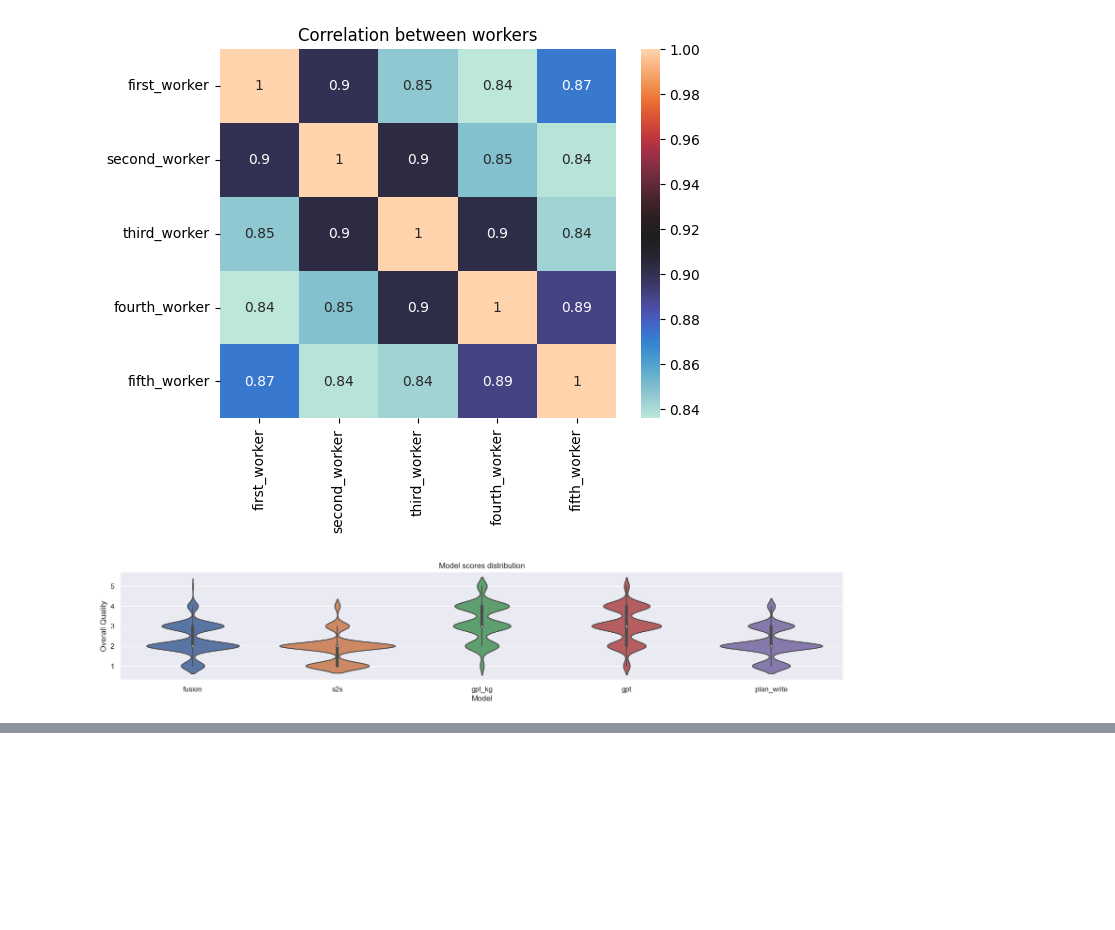
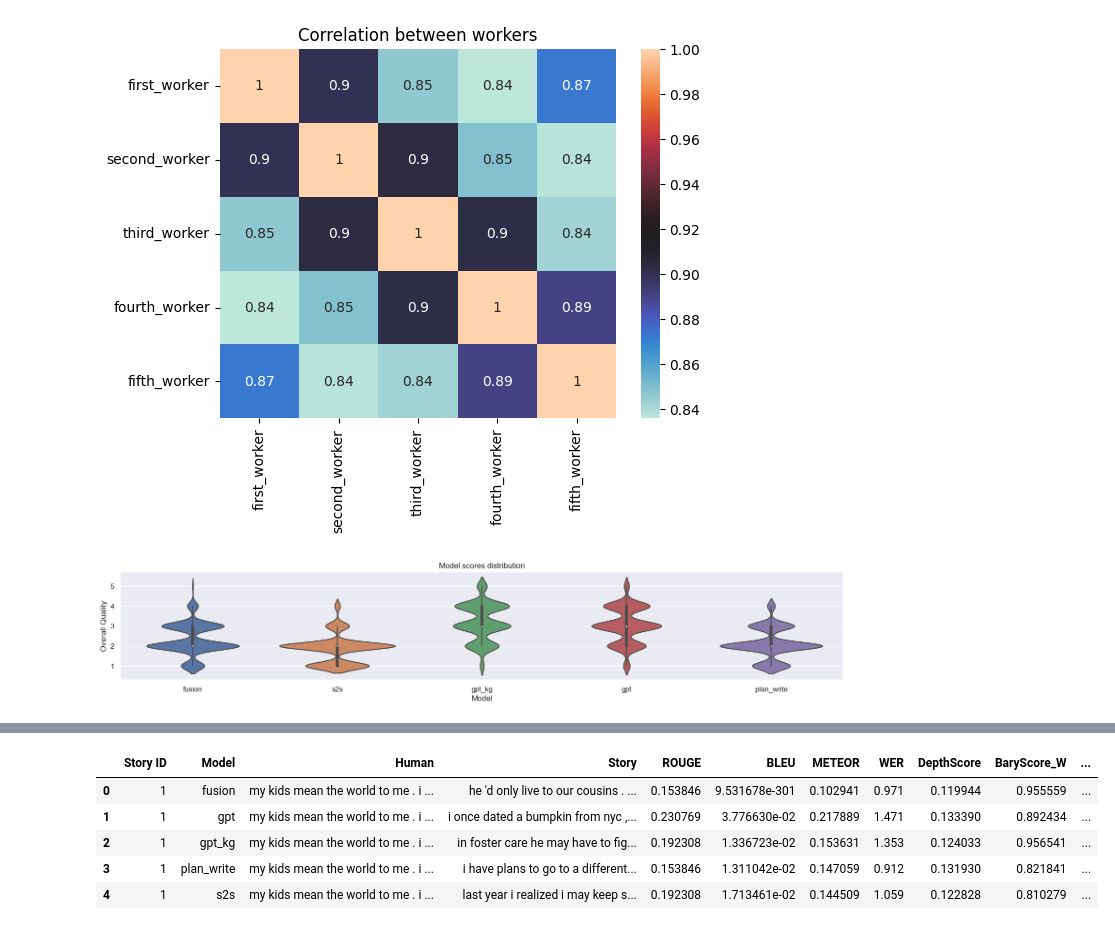
Before and after one commit to lidamsoukaina/NLG_Evaluation_Metrics, a Jupyter notebook: rocStories.ipynb, the cells around one changed output, grey strips where cells are left out. Drawn from its saved outputs; the diff is of its cells as text; code cells hidden in the pictures; blank space fills up the shorter version.

```diff
--- a/rocStories.ipynb
+++ b/rocStories.ipynb
@@ -178,0 +134,18 @@ KeyboardInterrupt:
+# %%
+#  split the BaryScore column into 3 columns
+Evaluated_df['BaryScore_W']=Evaluated_df['BaryScore'].apply(lambda x: eval(x)['baryscore_W'][0])
+Evaluated_df['baryscore_SD_1']=Evaluated_df['BaryScore'].apply(lambda x: eval(x)['baryscore_SD_1'][0])
+Evaluated_df['baryscore_SD_10']=Evaluated_df['BaryScore'].apply(lambda x: eval(x)['baryscore_SD_10'][0])
+#  drop the BaryScore column
+Evaluated_df.drop(columns=['BaryScore'], inplace=True)
+# reset index
+Evaluated_df.reset_index(inplace=True)
+
+Evaluated_df.head()
+# %% [output]
+|  | Story ID | Model | Human | Story | ROUGE | BLEU | METEOR | WER | DepthScore | BaryScore_W | ... |
+| 0 | 1 | fusion | my kids mean the world to me . i ... | he 'd only live to our cousins . ... | 0.153846 | 9.531678e-301 | 0.102941 | 0.971 | 0.119944 | 0.955559 | ... |
+| 1 | 1 | gpt | my kids mean the world to me . i ... | i once dated a bumpkin from nyc ,... | 0.230769 | 3.776630e-02 | 0.217889 | 1.471 | 0.133390 | 0.892434 | ... |
+| 2 | 1 | gpt_kg | my kids mean the world to me . i ... | in foster care he may have to fig... | 0.192308 | 1.336723e-02 | 0.153631 | 1.353 | 0.124033 | 0.956541 | ... |
+| 3 | 1 | plan_write | my kids mean the world to me . i ... | i have plans to go to a different... | 0.153846 | 1.311042e-02 | 0.147059 | 0.912 | 0.131930 | 0.821841 | ... |
+| 4 | 1 | s2s | my kids mean the world to me . i ... | last year i realized i may keep s... | 0.192308 | 1.713461e-02 | 0.144509 | 1.059 | 0.122828 | 0.810279 | ... |
```
Also changed, not shown: parts of 14 cells of this notebook, 1 other file.
